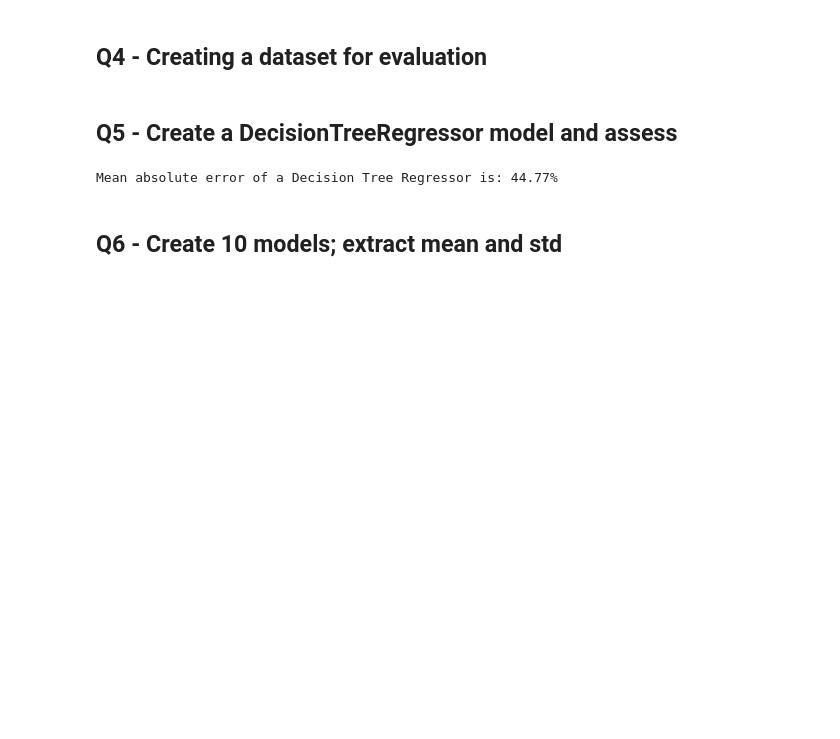
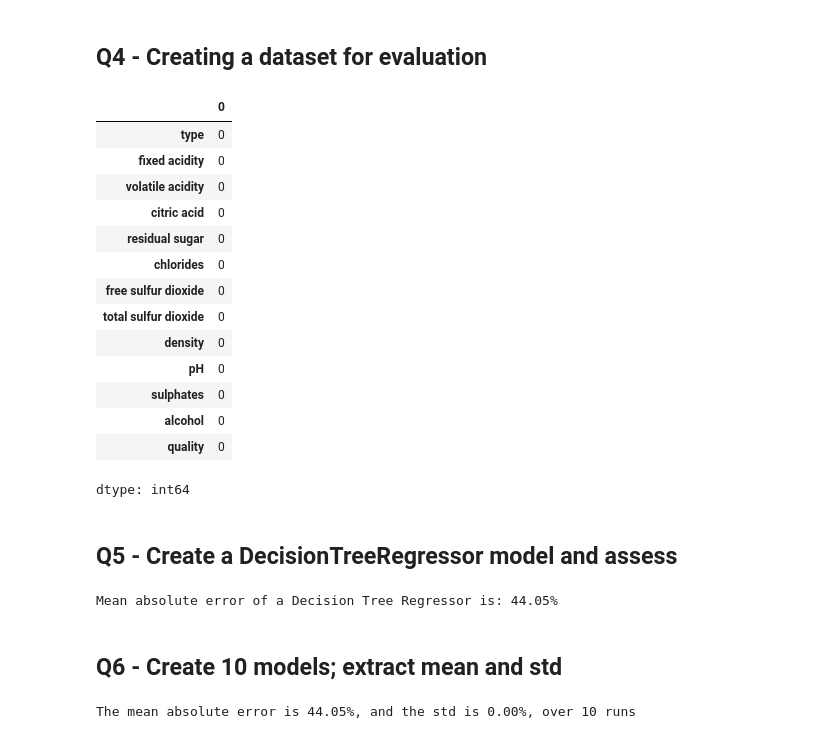
Before and after one commit to lazarosgogos/ML-exercises, a Jupyter notebook: ML_Project_4.ipynb, the cells around one changed output. Drawn from its saved outputs; the diff is of its cells as text; code cells hidden in the pictures; blank space fills up the shorter version.

```diff
--- a/ML_Project_4.ipynb
+++ b/ML_Project_4.ipynb
@@ -280,14 +280,32 @@ Residual sugar's correlation with quality is -0.04<0, meaning that the sweeter t
 # %% [markdown]
 ## Q4 - Creating a dataset for evaluation
 # %%
+df = df.dropna() # cleanup before feeding to model
 X, Y = df.drop(columns=['quality']), df['quality']
 X['type'] = X['type'].map({'white':0, 'red':1})
 
 X, Y = np.array(X), np.array(Y)
 test_size = .1
 seed = 0
 x_train, x_test, y_train, y_test = train_test_split(X, Y, test_size=test_size,
                                                     random_state=seed)
+df.isnull().sum()
+# %% [output]
+|  | 0 |
+| type | 0 |
+| fixed acidity | 0 |
+| volatile acidity | 0 |
+| citric acid | 0 |
+| residual sugar | 0 |
+| chlorides | 0 |
+| free sulfur dioxide | 0 |
+| total sulfur dioxide | 0 |
+| density | 0 |
+| pH | 0 |
+| sulphates | 0 |
+| alcohol | 0 |
+| quality | 0 |
+dtype: int64
 # %% [markdown]
 ## Q5 - Create a DecisionTreeRegressor model and assess
 # %%
@@ -297,6 +315,25 @@ y_preds = dtr.predict(x_test)
 error = mean_absolute_error(y_test, y_preds) * 100
 print(f'Mean absolute error of a Decision Tree Regressor is: {error:.2f}%')
 # %% [output]
-Mean absolute error of a Decision Tree Regressor is: 44.77%
+Mean absolute error of a Decision Tree Regressor is: 44.05%
 # %% [markdown]
 ## Q6 - Create 10 models; extract mean and std
+# %%
+seeds = range(0,10)
+maes = []
+for seed in seeds:
+  test_size = .1
+  seed = 0
+  x_train, x_test, y_train, y_test = train_test_split(X, Y, test_size=test_size,
+                                                      random_state=seed)
+  dtr = DecisionTreeRegressor(random_state=seed)
+  dtr.fit(x_train, y_train)
+  y_preds = dtr.predict(x_test)
+  error = round(mean_absolute_error(y_test, y_preds) * 100, 2)
+  maes.append(error)
+maes = np.array(maes)
+mean = maes.mean()
+std = maes.std()
+print(f'The mean absolute error is {mean:.2f}%, and the std is {std:.2f}%, over 10 runs')
+# %% [output]
+The mean absolute error is 44.05%, and the std is 0.00%, over 10 runs
```
Also changed, not shown: parts of 12 cells of this notebook.
